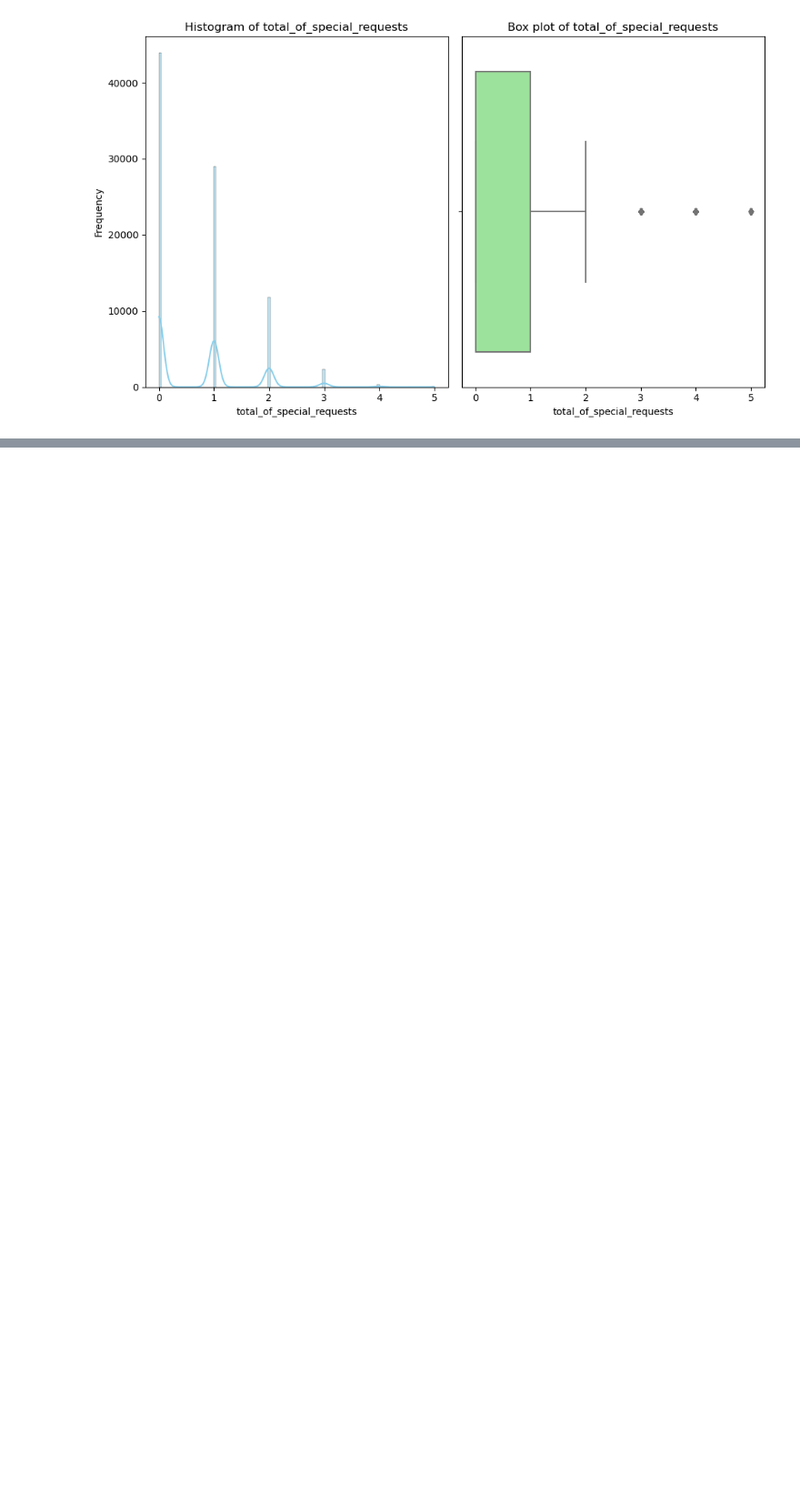
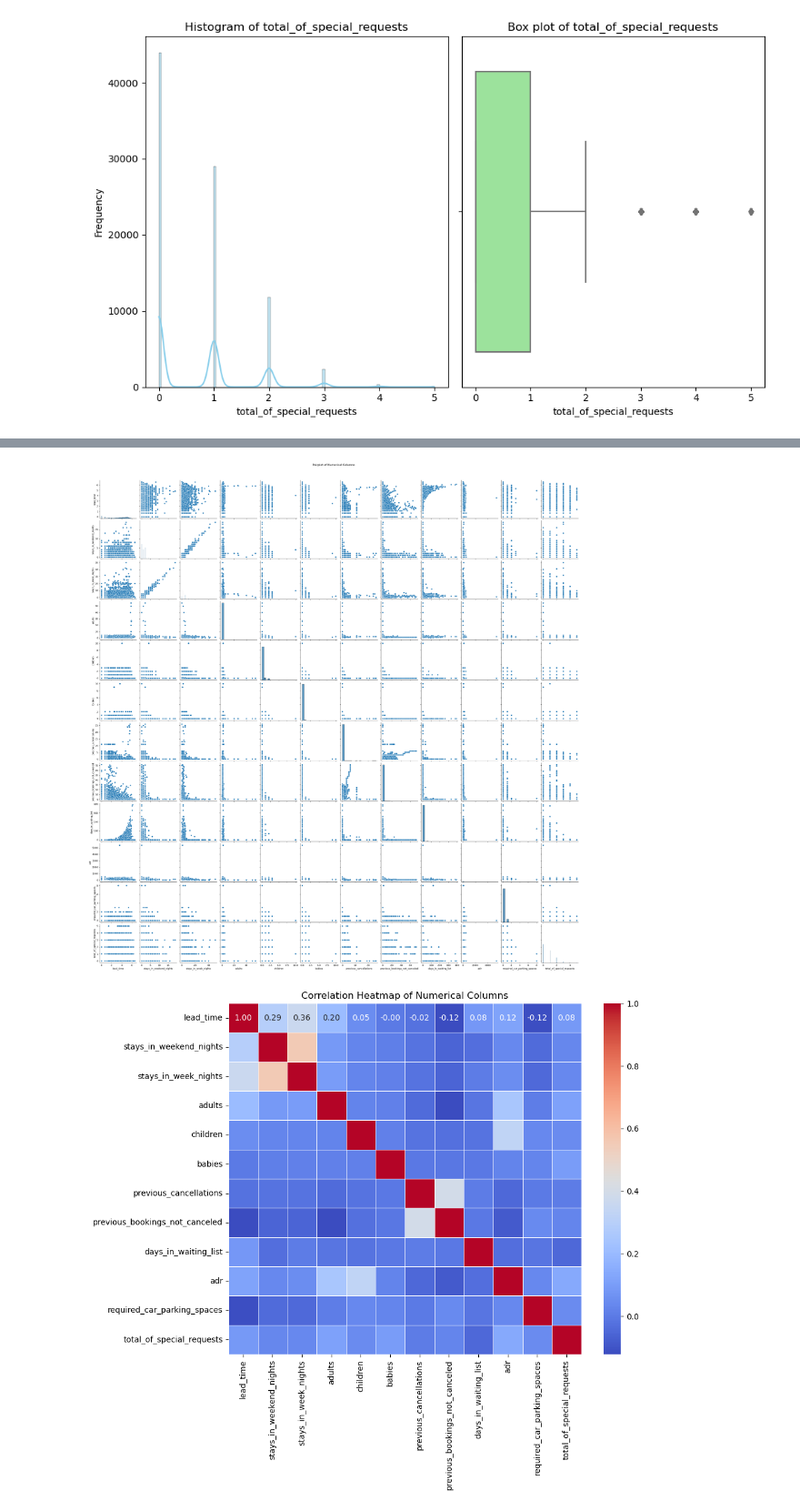
Before and after one commit to chapagainanish/DataScience, a Jupyter notebook: hotelbooking.ipynb, the cells around one changed output, grey strips where cells are left out. Shown at 91% size. Drawn from its saved outputs; the diff is of its cells as text; code cells hidden in the pictures; blank space fills up the shorter version.

```diff
--- a/hotelbooking.ipynb
+++ b/hotelbooking.ipynb
@@ -471,0 +434,13 @@ ValueError: 'explode' must be of length 'x'
+# %%
+sns.pairplot(booking_data[numerical_columns])
+plt.suptitle('Pairplot of Numerical Columns', y=1.02)
+plt.show()
+
+# Heatmap for correlation
+plt.figure(figsize=(10, 8))
+sns.heatmap(booking_data[numerical_columns].corr(), annot=True, cmap='coolwarm', fmt=".2f", linewidths=0.5)
+plt.title('Correlation Heatmap of Numerical Columns')
+plt.show()
+# %% [output]
+[figure, added]
+[figure, added]
```
Also changed, not shown: parts of 16 cells of this notebook.
